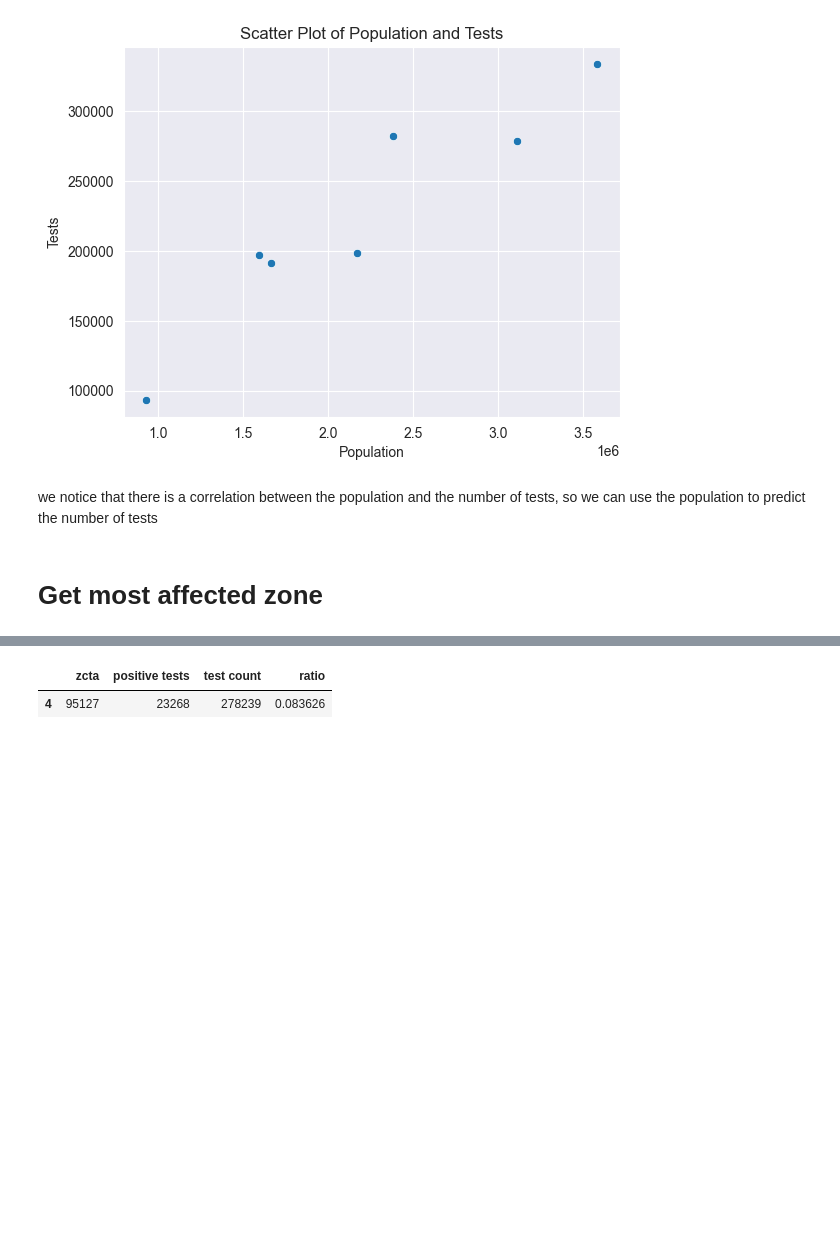
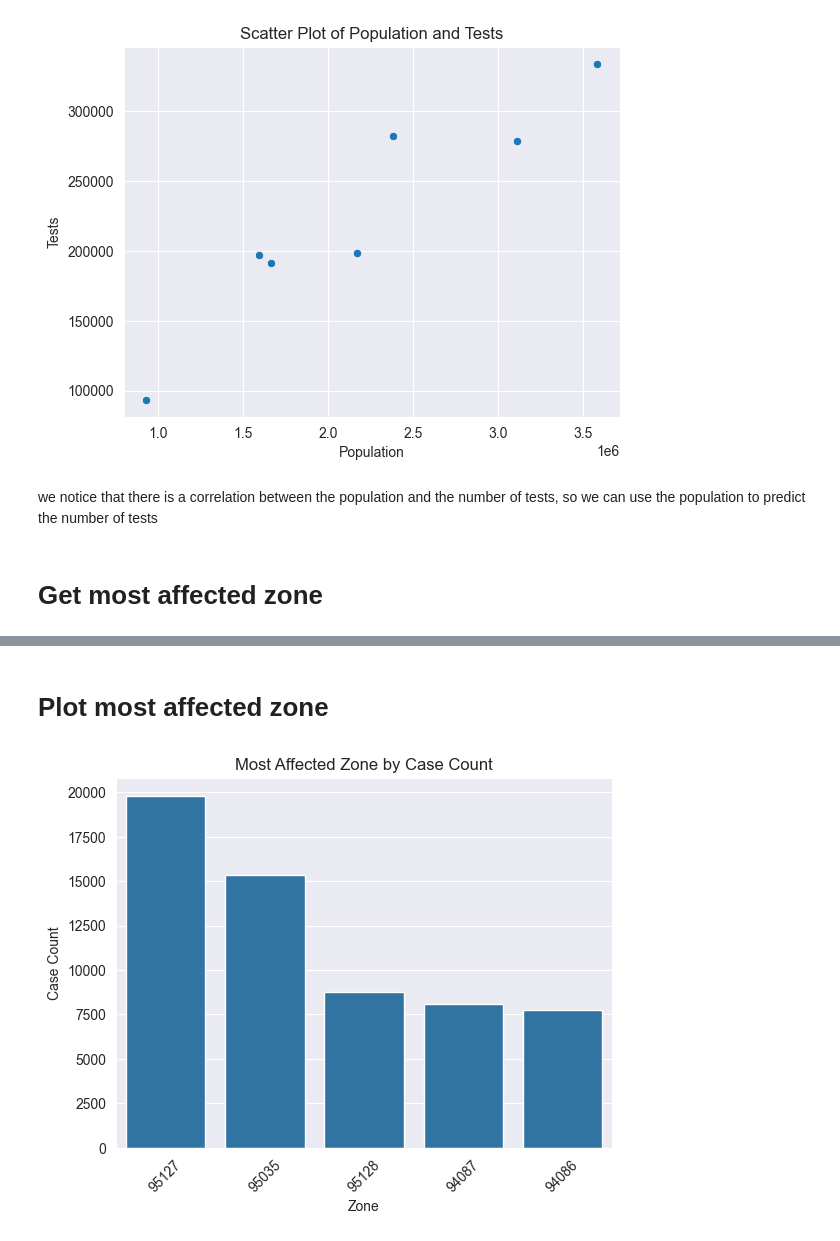
Before and after one commit to Mounir-charef/data_mining, a Jupyter notebook: notebooks/part1-2.ipynb, the cells around one changed output, grey strips where cells are left out. Saved outputs shown, nothing was run; the diff lists cells and outputs as text; code cells hidden in the pictures; blank space fills up the shorter version.

```diff
--- a/notebooks/part1-2.ipynb
+++ b/notebooks/part1-2.ipynb
@@ -409,5 +432,16 @@ def get_most_affected_zone_by_positive_rate(input_df: pd.DataFrame) -> pd.DataFr
-# %%
-get_most_affected_zone_by_positive_rate(df)
-# %% [output]
-|  | zcta | positive tests | test count | ratio |
-| 4 | 95127 | 23268 | 278239 | 0.083626 |
+# %% [markdown]
+# Plot most affected zone
+# %%
+def plot_most_affected_zone_by_case_count(input_df: pd.DataFrame, *, number_of_zones=None) -> None:
+    data = input_df.head(number_of_zones) if number_of_zones is not None else input_df
+    sns.barplot(x='zcta', y='case count', data=data, order=data.sort_values(by='case count', ascending=False)['zcta'])
+    plt.xticks(rotation=45)
+    plt.xlabel('Zone')
+    plt.ylabel('Case Count')
+    plt.title('Most Affected Zone by Case Count')
+    # sort them by case count
+    plt.show()
+
+plot_most_affected_zone_by_case_count(get_most_affected_zones(df), number_of_zones=5)
+# %% [output]
+[figure, added]
```
Also changed, not shown: parts of 3 cells of this notebook.
